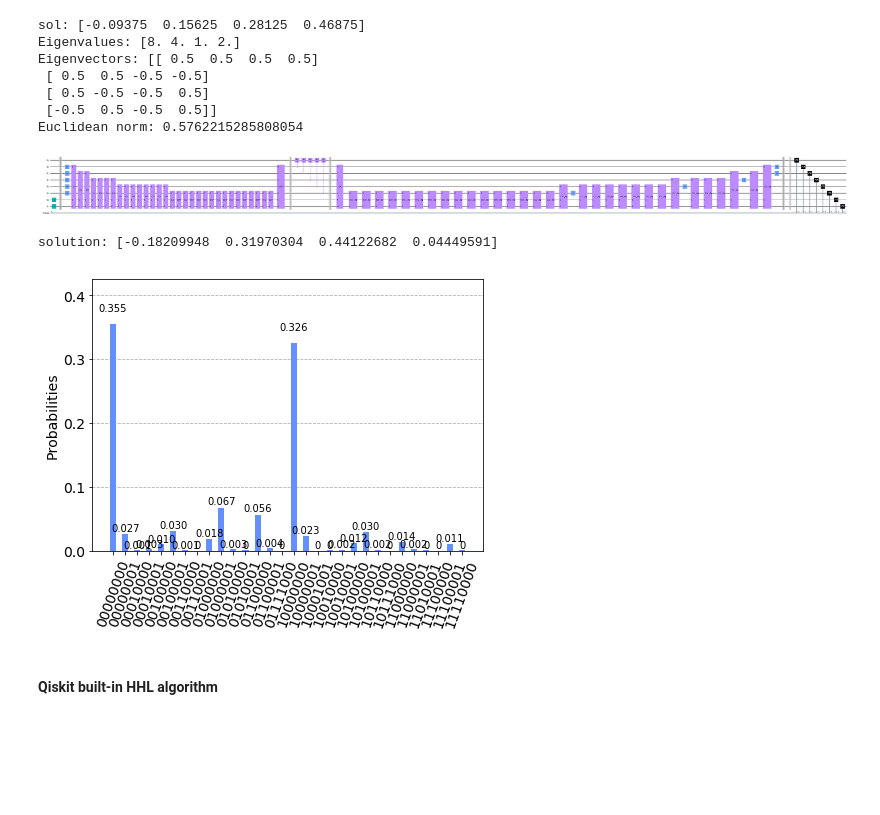
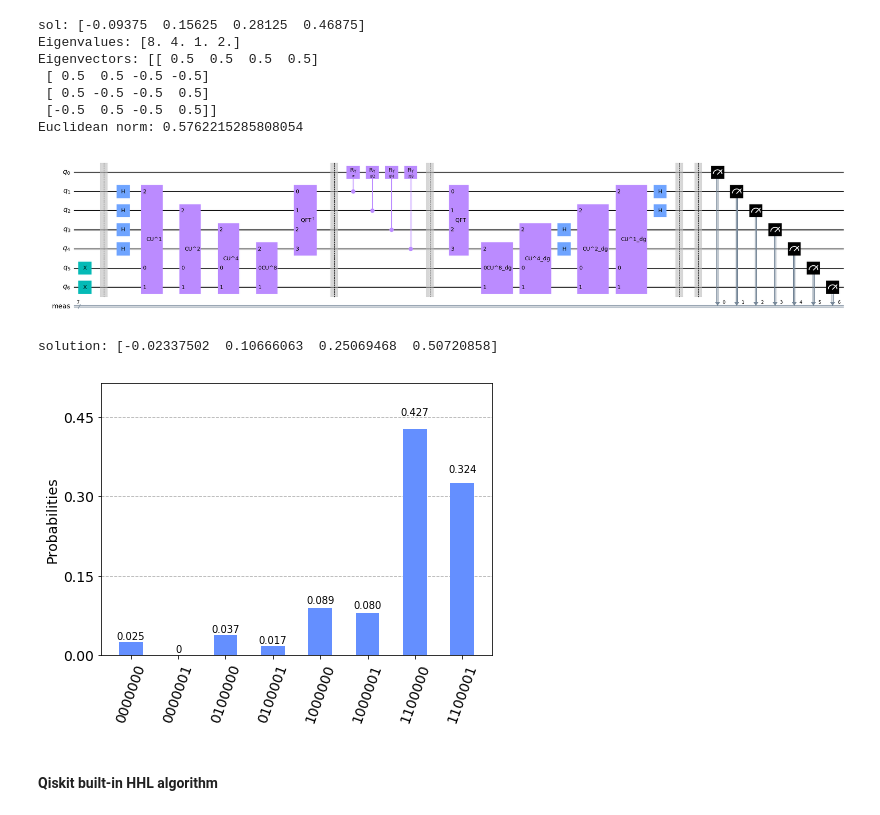
Before and after one commit to doggydoggy0101/Quantum_algorithms, a Jupyter notebook: Harrow_Hassidim_Lloyd.ipynb, the cells around one changed output. Saved outputs shown, nothing was run; the diff lists cells and outputs as text; code cells hidden in the pictures; blank space fills up the shorter version.

```diff
--- a/Harrow_Hassidim_Lloyd.ipynb
+++ b/Harrow_Hassidim_Lloyd.ipynb
@@ -165,64 +206,63 @@ Eigenvectors: [[ 0.5  0.5  0.5  0.5]
  [-0.5  0.5 -0.5  0.5]]
 Euclidean norm: 0.5762215285808054
 # %%
-t = (2)*np.pi
+t = (1/8)*np.pi
 
-def CU(A):
+def CU(A,num):
     qc = QuantumCircuit(3)
     U_A, C_U = np.eye(4, dtype='complex'), np.eye(8, dtype='complex')
-    U_A = U_A.dot(expm(1j*A*t))
+    for i in range(num): U_A = U_A.dot(expm(1j*A*t))
     C_U[4:8,4:8] = U_A
 
     qc.unitary(Operator(C_U), range(3))
     CU_gate = qc.to_gate()
-    CU_gate.name = "CU "
+    CU_gate.name = "CU^{}".format(num)
     return CU_gate
 
-qc = QuantumCircuit(8)
-qc.x([6,7])
+qc = QuantumCircuit(7)
+qc.x([5,6])
 
 qc.barrier()
 
-qc.h([1,2,3,4,5])
+qc.h([1,2,3,4])
 rep = 1
-for i in range(5):
-    for r in range(rep):
-        qc.append(CU(matrix),[1+i,6,7])
+for i in range(4):
+    qc.append(CU(matrix,rep),[5,6,i+1])
     rep*=2
-qft_dagger(qc,7,1)
+
+qft_dagger(qc,4,1)
 qc.barrier()
 
-qc.cry(2*np.pi,1,0)
-qc.cry(np.pi,2,0)
-qc.cry(np.pi/2,3,0)
-qc.cry(np.pi/4,4,0)
-qc.cry(np.pi/8,5,0)
+qc.cry(np.pi,1,0)
+qc.cry(np.pi/2,2,0)
+qc.cry(np.pi/4,3,0)
+qc.cry(np.pi/8,4,0)
 qc.barrier()
 
-qft(qc,7,1)
-rep = 16
-for i in range(5):
-    for r in range(int(rep)):
-        qc.append(CU(matrix).inverse(),[5-i,6,7])
+qft(qc,4,1)
+rep = 8
+for i in range(4):
+    qc.append(CU(matrix,int(rep)).inverse(),[5,6,4-i])
     rep/=2
-qc.h([1,2,3,4,5])
+qc.h([1,2,3,4])
 
 qc.save_statevector()
 qc.measure_all()
+# qc.measure([0,5,6],[0,1,2])
 
 qc.draw(output="mpl",fold=-1)
 # %% [output]
-[figure, old version]
+[figure, new version]
 # %%
-result = execute(qc, backend=backend, shots=4096, memory=True).result()
+result = execute(qc, backend=backend, shots=4096*2, memory=True).result()
 sv = result.get_statevector()
-sol_vector = np.real(np.array([sv[1], sv[65], sv[128], sv[193]]))
+sol_vector = np.real(np.array([sv[1], sv[33], sv[65], sv[97]]))
 print("solution:", norm*sol_vector/np.linalg.norm(sol_vector))
 
 plot_histogram(result.get_counts())
 # %% [output]
-solution: [-0.18209948  0.31970304  0.44122682  0.04449591]
+solution: [-0.02337502  0.10666063  0.25069468  0.50720858]
-[figure, old version]
+[figure, new version]
 # %% [markdown]
 #### Qiskit built-in HHL algorithm
 # %%
```
Also changed, not shown: parts of 6 cells of this notebook.
